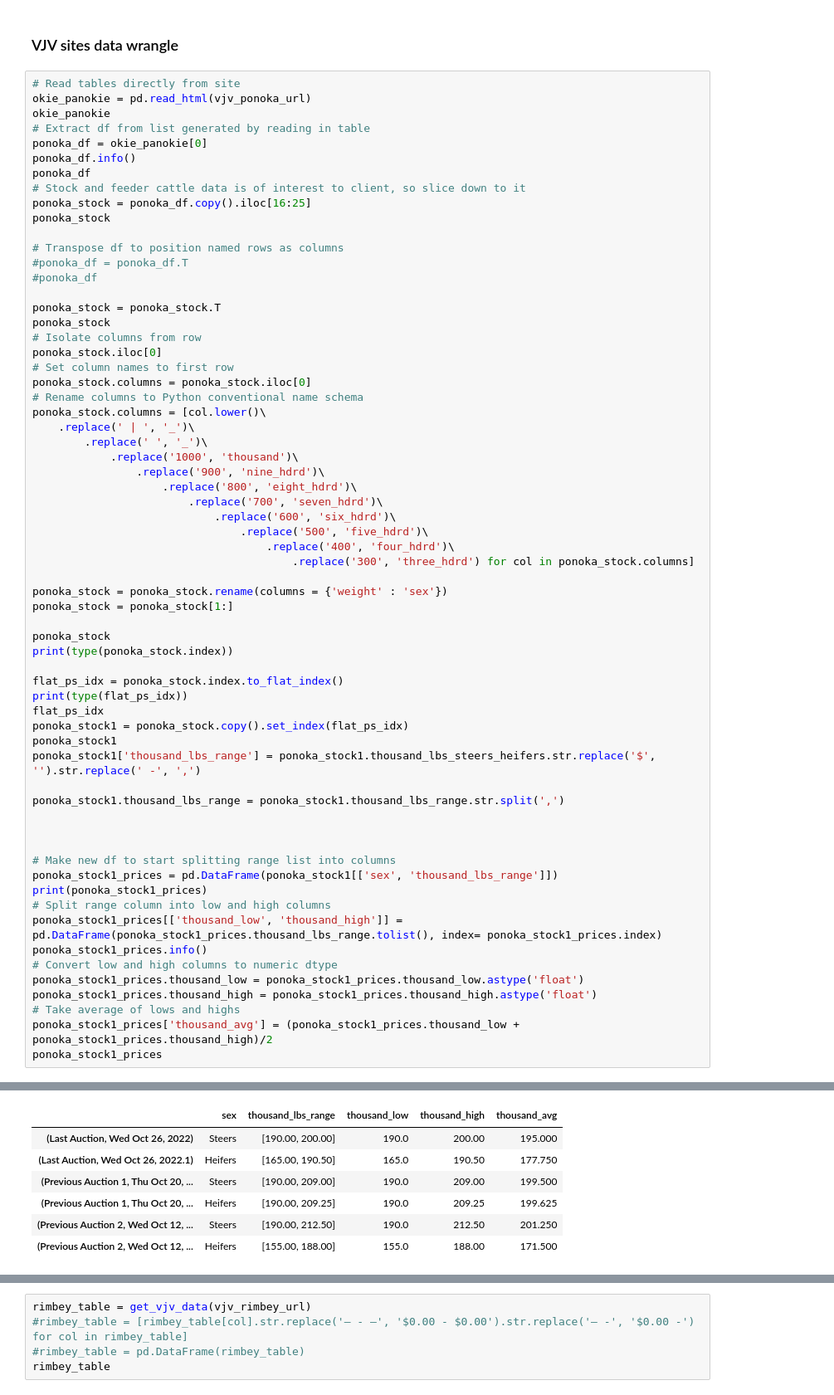
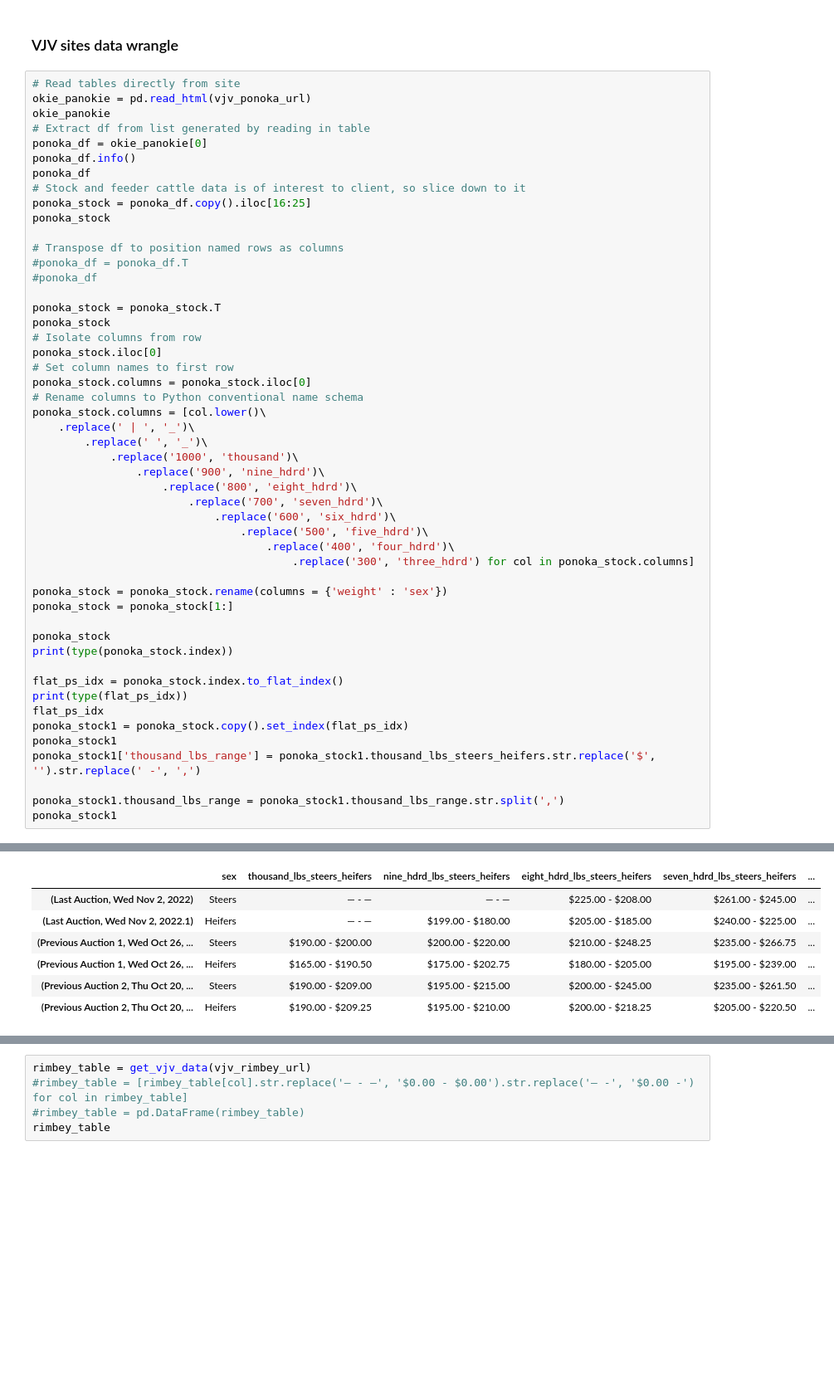
Before and after one commit to tarrencen/rice_farms, a Jupyter notebook: auction_prices.ipynb, the cells around one changed output, grey strips where cells are left out. Shown at 83% size. Drawn from its saved outputs; the diff is of its cells as text; blank space fills up the shorter version.

```diff
--- a/auction_prices.ipynb
+++ b/auction_prices.ipynb
@@ -80,21 +80,7 @@ ponoka_stock1
 ponoka_stock1['thousand_lbs_range'] = ponoka_stock1.thousand_lbs_steers_heifers.str.replace('$', '').str.replace(' -', ',')
 
 ponoka_stock1.thousand_lbs_range = ponoka_stock1.thousand_lbs_range.str.split(',')
-
-
-
-# Make new df to start splitting range list into columns
-ponoka_stock1_prices = pd.DataFrame(ponoka_stock1[['sex', 'thousand_lbs_range']])
-print(ponoka_stock1_prices)
-# Split range column into low and high columns
-ponoka_stock1_prices[['thousand_low', 'thousand_high']] = pd.DataFrame(ponoka_stock1_prices.thousand_lbs_range.tolist(), index= ponoka_stock1_prices.index)
-ponoka_stock1_prices.info()
-# Convert low and high columns to numeric dtype
-ponoka_stock1_prices.thousand_low = ponoka_stock1_prices.thousand_low.astype('float')
-ponoka_stock1_prices.thousand_high = ponoka_stock1_prices.thousand_high.astype('float')
-# Take average of lows and highs
-ponoka_stock1_prices['thousand_avg'] = (ponoka_stock1_prices.thousand_low + ponoka_stock1_prices.thousand_high)/2
-ponoka_stock1_prices
+ponoka_stock1
 # %% [output]
 <class 'pandas.core.frame.DataFrame'>
 RangeIndex: 36 entries, 0 to 35
@@ -116,7 +101,7 @@ memory usage: 240.0+ bytes
-|  | sex | thousand_lbs_range | thousand_low | thousand_high | thousand_avg |
-| (Last Auction, Wed Oct 26, 2022) | Steers | [190.00, 200.00] | 190.0 | 200.00 | 195.000 |
-| (Last Auction, Wed Oct 26, 2022.1) | Heifers | [165.00, 190.50] | 165.0 | 190.50 | 177.750 |
-| (Previous Auction 1, Thu Oct 20, ... | Steers | [190.00, 209.00] | 190.0 | 209.00 | 199.500 |
-| (Previous Auction 1, Thu Oct 20, ... | Heifers | [190.00, 209.25] | 190.0 | 209.25 | 199.625 |
-| (Previous Auction 2, Wed Oct 12, ... | Steers | [190.00, 212.50] | 190.0 | 212.50 | 201.250 |
-| (Previous Auction 2, Wed Oct 12, ... | Heifers | [155.00, 188.00] | 155.0 | 188.00 | 171.500 |
+|  | sex | thousand_lbs_steers_heifers | nine_hdrd_lbs_steers_heifers | eight_hdrd_lbs_steers_heifers | seven_hdrd_lbs_steers_heifers | ... |
+| (Last Auction, Wed Nov 2, 2022) | Steers | — - — | — - — | $225.00 - $208.00 | $261.00 - $245.00 | ... |
+| (Last Auction, Wed Nov 2, 2022.1) | Heifers | — - — | $199.00 - $180.00 | $205.00 - $185.00 | $240.00 - $225.00 | ... |
+| (Previous Auction 1, Wed Oct 26, ... | Steers | $190.00 - $200.00 | $200.00 - $220.00 | $210.00 - $248.25 | $235.00 - $266.75 | ... |
+| (Previous Auction 1, Wed Oct 26, ... | Heifers | $165.00 - $190.50 | $175.00 - $202.75 | $180.00 - $205.00 | $195.00 - $239.00 | ... |
+| (Previous Auction 2, Thu Oct 20, ... | Steers | $190.00 - $209.00 | $195.00 - $215.00 | $200.00 - $245.00 | $235.00 - $261.50 | ... |
+| (Previous Auction 2, Thu Oct 20, ... | Heifers | $190.00 - $209.25 | $195.00 - $210.00 | $200.00 - $218.25 | $205.00 - $220.50 | ... |
```
Also changed, not shown: parts of 9 cells of this notebook.
